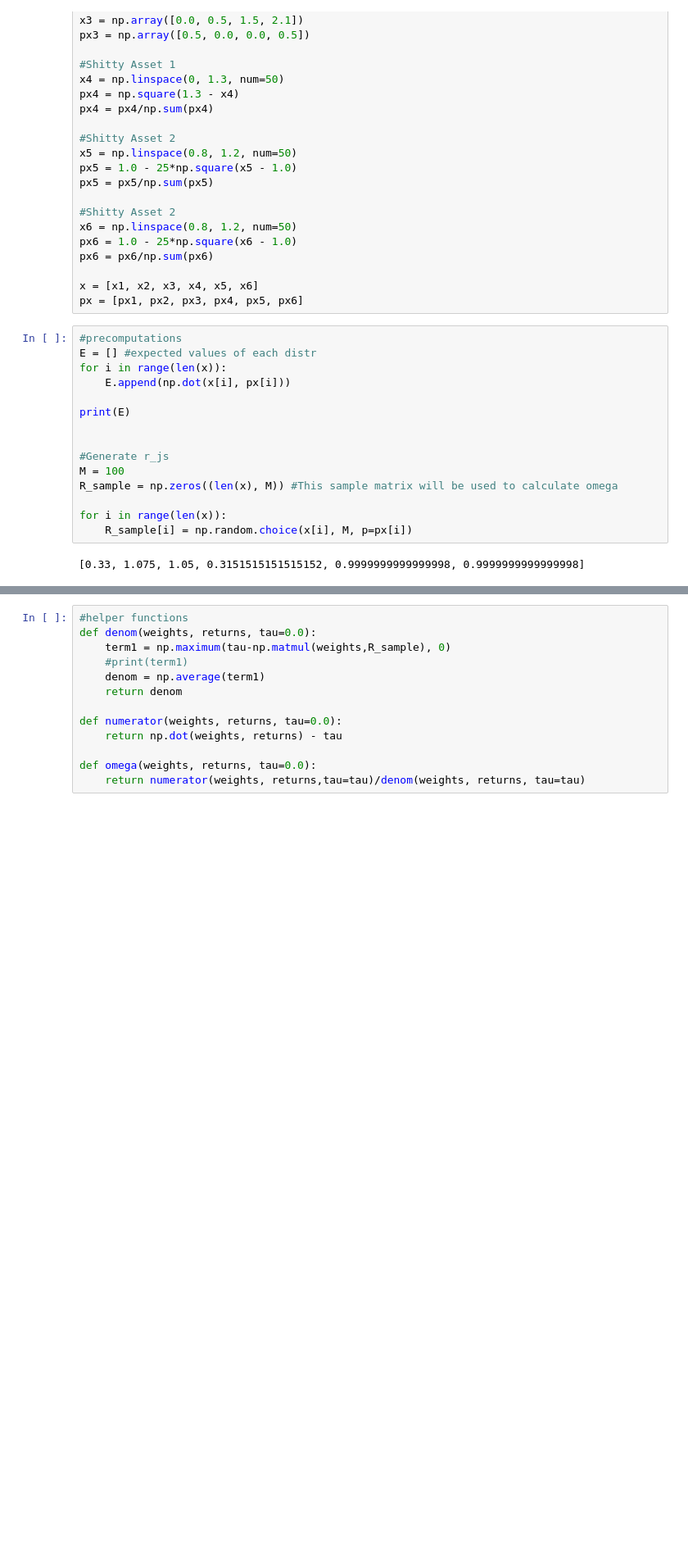
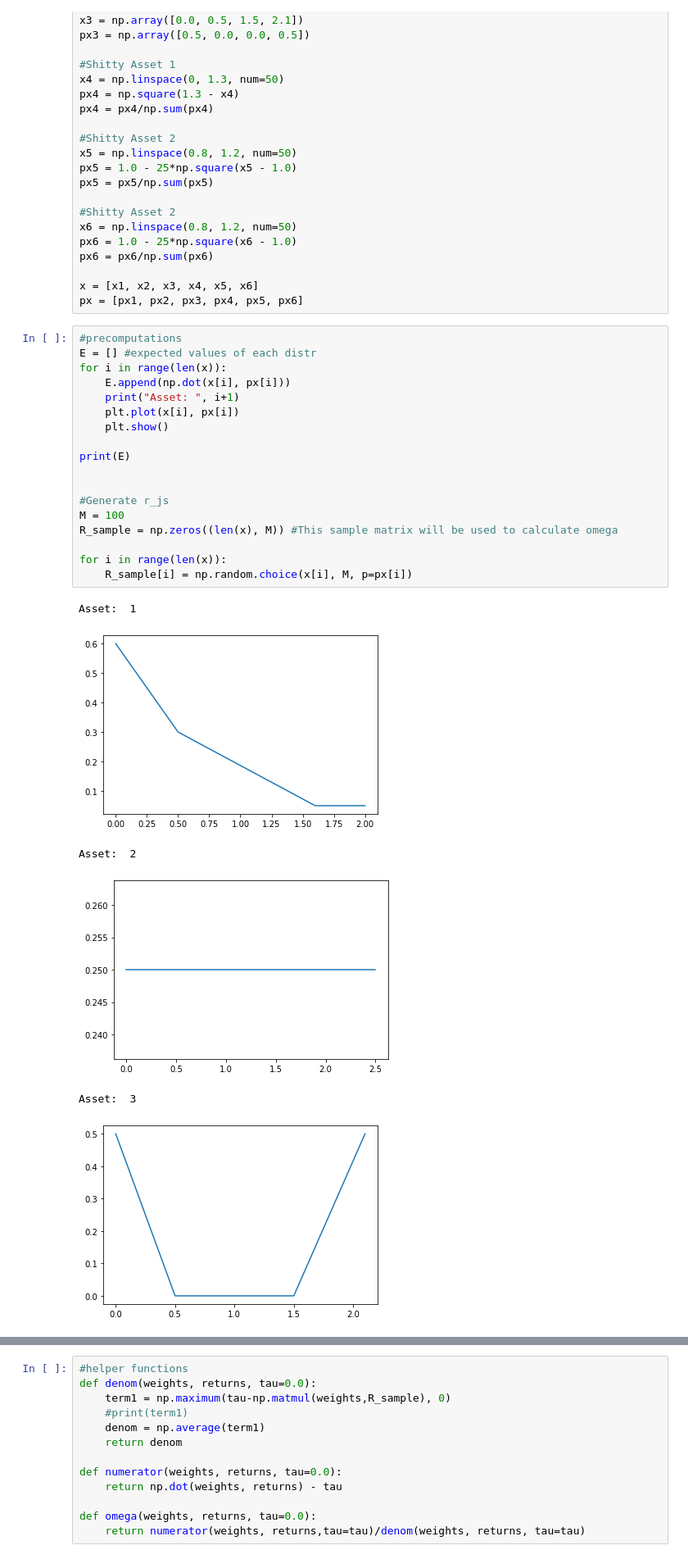
Before and after one commit to PhilipFelizarta/Discrete-Portfolio-Optimization, a Jupyter notebook: Omega Portfolio.ipynb, the cells around one changed output, grey strips where cells are left out. Shown at 82% size. Saved outputs shown, nothing was run; the diff lists cells and outputs as text; blank space fills up the shorter version.

```diff
--- a/Omega Portfolio.ipynb
+++ b/Omega Portfolio.ipynb
@@ -39,17 +60,25 @@ px = [px1, px2, px3, px4, px5, px6]
 # %%
 #precomputations
 E = [] #expected values of each distr
 for i in range(len(x)):
     E.append(np.dot(x[i], px[i]))
+    print("Asset: ", i+1)
+    plt.plot(x[i], px[i])
+    plt.show()
 
 print(E)
 
 
 #Generate r_js
 M = 100
 R_sample = np.zeros((len(x), M)) #This sample matrix will be used to calculate omega
 
 for i in range(len(x)):
     R_sample[i] = np.random.choice(x[i], M, p=px[i])
 # %% [output]
-[0.33, 1.075, 1.05, 0.3151515151515152, 0.9999999999999998, 0.9999999999999998]
+Asset:  1
+[figure, added]
+Asset:  2
+[figure, added]
+Asset:  3
+[figure, added]
```
Also changed, not shown: parts of 11 cells of this notebook, 1 other file.
